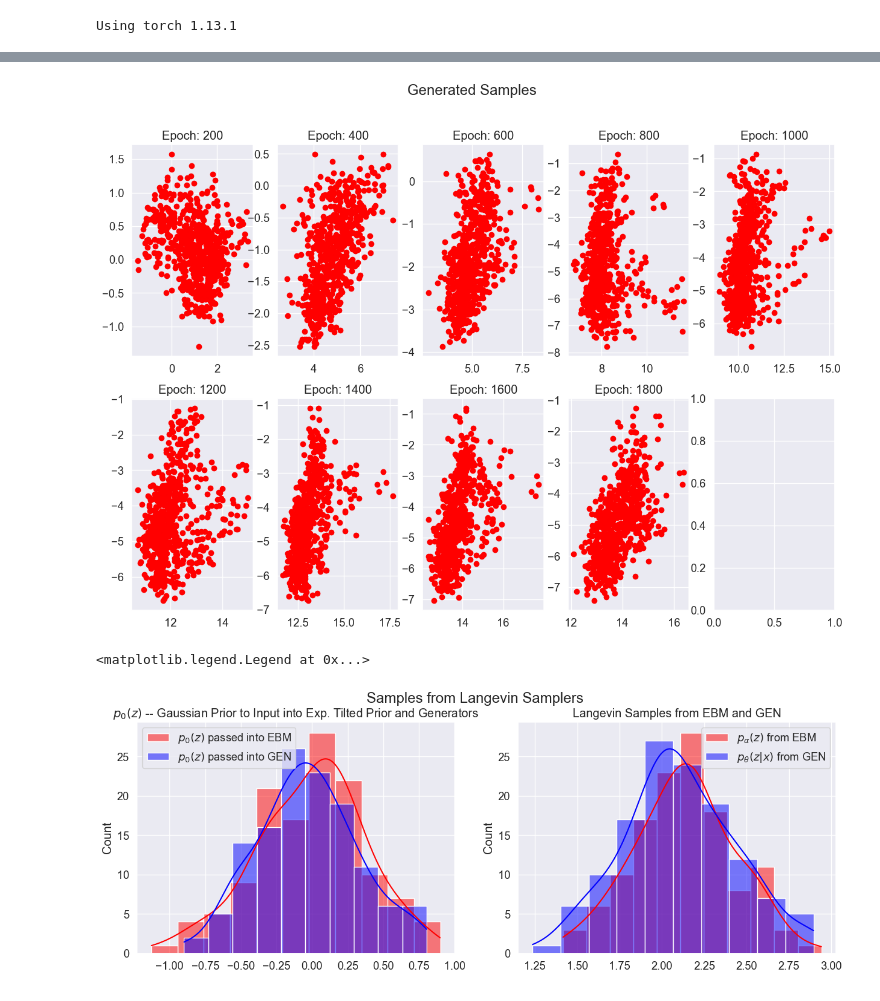
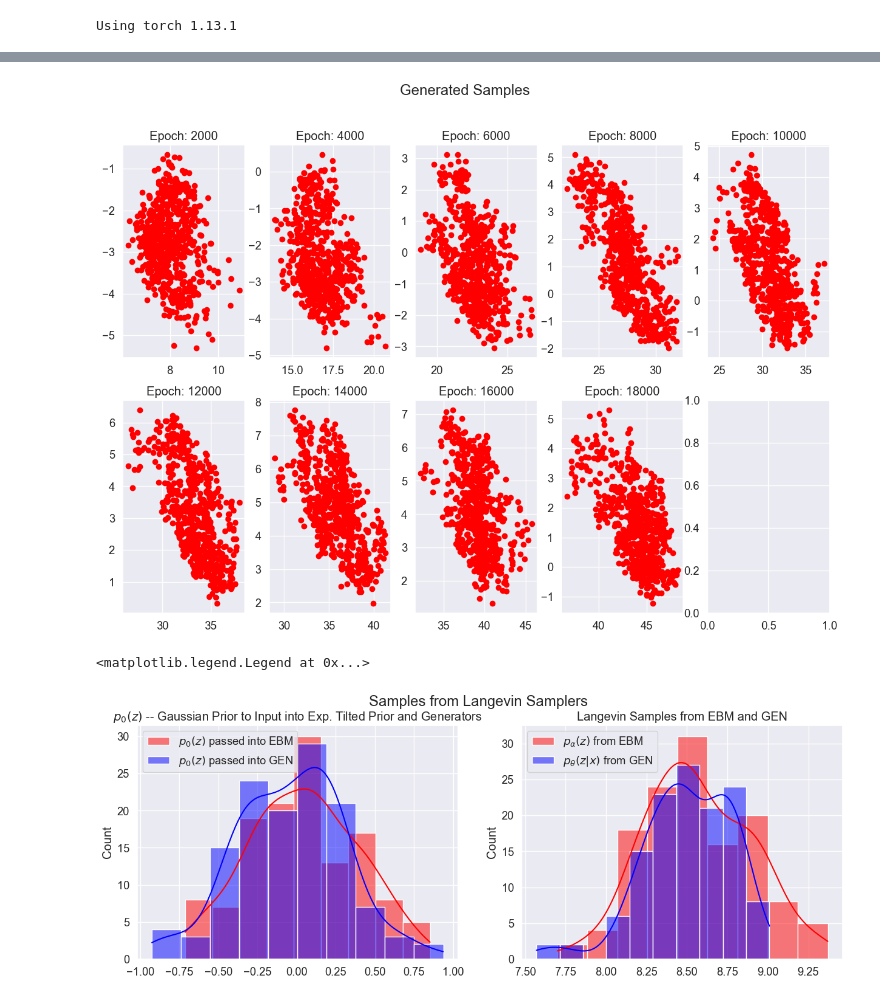
Before and after one commit to PritRaj1/IIB-Project-LatentEBM-Variance-Study, a Jupyter notebook: Notebooks/VanillaLatentEBM MkIII.ipynb, the cells around one changed output, grey strips where cells are left out. Saved outputs shown, nothing was run; the diff lists cells and outputs as text; code cells hidden in the pictures.

```diff
--- a/Notebooks/VanillaLatentEBM MkIII.ipynb
+++ b/Notebooks/VanillaLatentEBM MkIII.ipynb
@@ -165,9 +165,9 @@ lossG = nn.MSELoss(reduction='mean')
 device = "cuda" if torch.cuda.is_available() else "cpu"
 
 # Hyperparameters
-NUM_EPOCHS = 2000
+NUM_EPOCHS = 20000
 BATCH_SIZE = 128
-DATA_SAMPLES = 2000
+DATA_SAMPLES = 3000
 
 Z_SAMPLES = 2
 
@@ -311,4 +310,4 @@ STAGE:2023-11-15 09:34:00 526973:526973 output_json.cpp:417] Completed Stage: Po
-[figure, old version]
+[figure, new version]
 # %%
 # Create a figure with 2 subplots
 fig, axs = plt.subplots(1, 2, figsize=(15, 5))
@@ -343,7 +342,7 @@ axs[1].set_title('Langevin Samples from EBM and GEN')
 axs[1].legend()
 # %% [output]
 <matplotlib.legend.Legend at 0x...>
-[figure, old version]
+[figure, new version]
 # %%
 import pandas as pd
 
```
Also changed, not shown: parts of 2 cells of this notebook, 1 other file.
